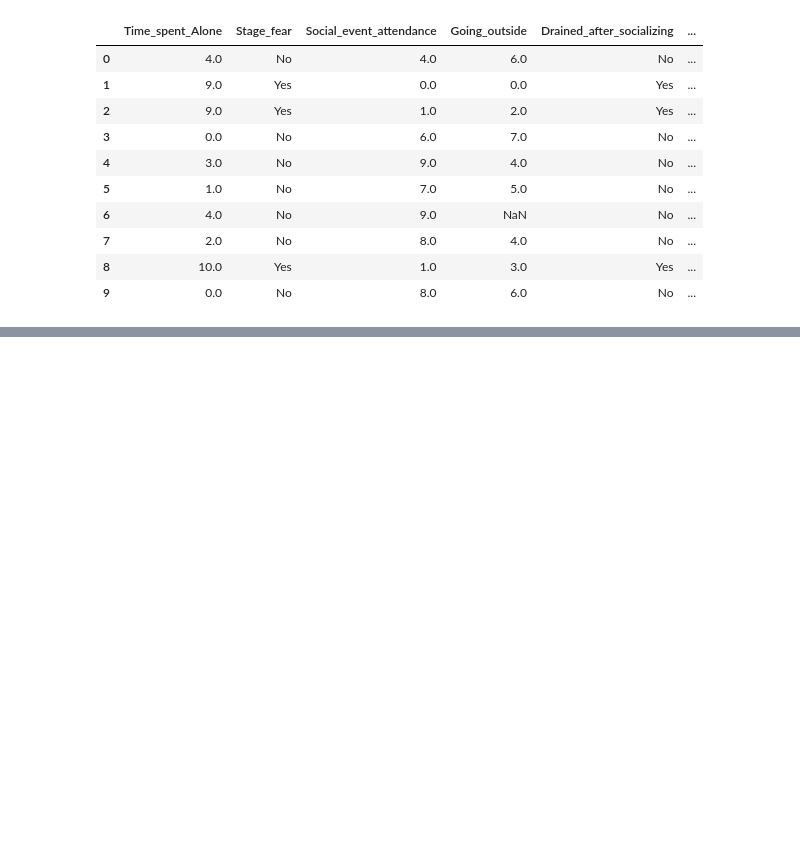
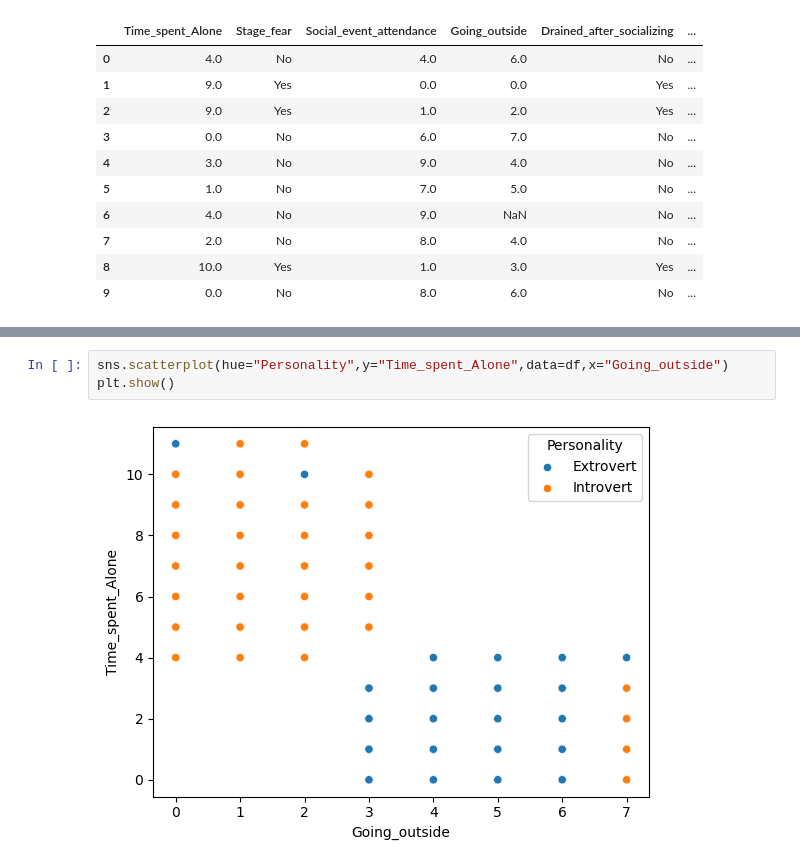
Before and after one commit to HasnainB47/Extrovert-vs-Introvert-EDA, a Jupyter notebook: sample.ipynb, the cells around one changed output, grey strips where cells are left out. Cells and saved outputs as stored; diff of their text form; blank space fills up the shorter version.

```diff
--- a/sample.ipynb
+++ b/sample.ipynb
@@ -25,0 +97,5 @@ df.head(10)
+# %%
+sns.scatterplot(hue="Personality",y="Time_spent_Alone",data=df,x="Going_outside")
+plt.show()
+# %% [output]
+[figure, added]
```
Also changed, not shown: parts of 12 cells of this notebook.
